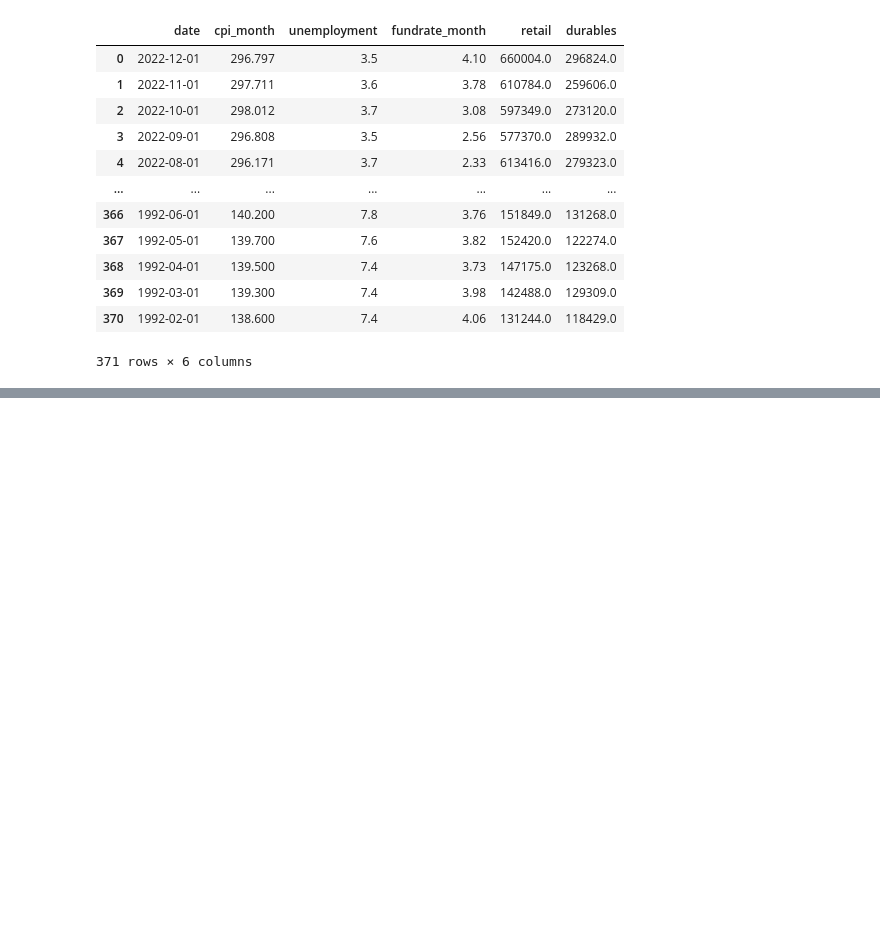
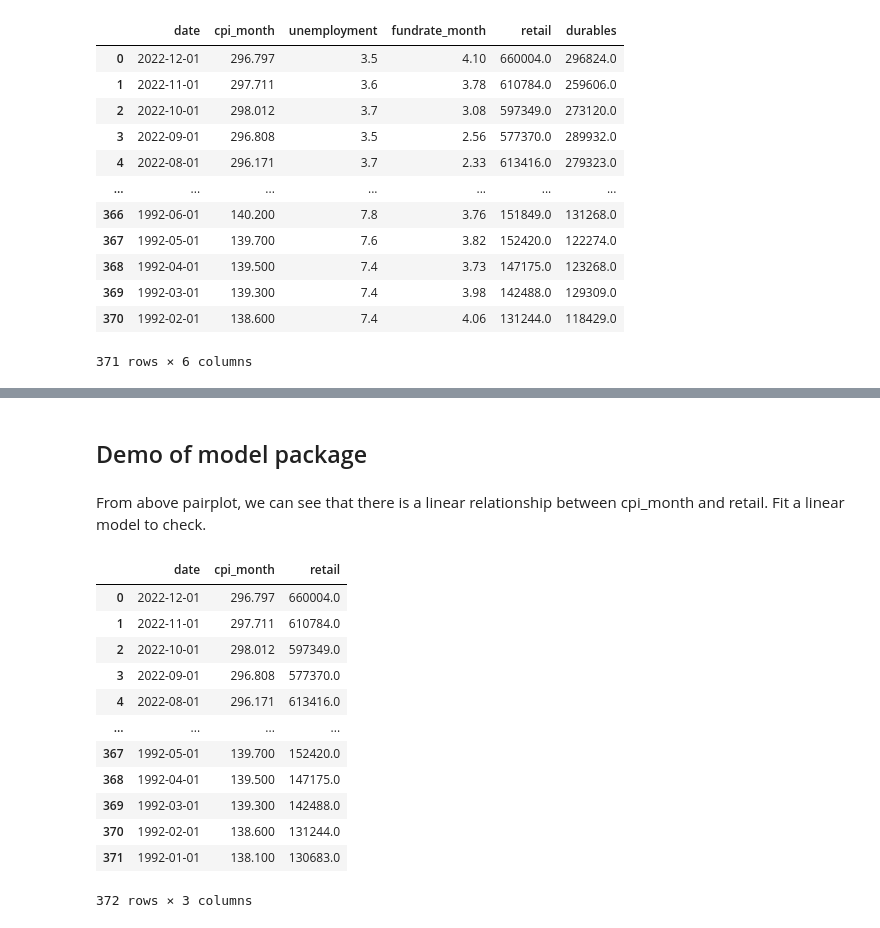
Before and after one commit to Amethyst1016/DATA534_Project, a Jupyter notebook: demo.ipynb, the cells around one changed output, grey strips where cells are left out. Saved outputs shown, nothing was run; the diff lists cells and outputs as text; code cells hidden in the pictures; blank space fills up the shorter version.

```diff
--- a/demo.ipynb
+++ b/demo.ipynb
@@ -156,3 +138,5 @@ correlation_scatter(df_combined)
 correlation_heatmap(df_combined)
 # %% [output]
 [interactive output not drawn]
+# %% [markdown]
+## Demo of model package
@@ -158,0 +145,19 @@ correlation_heatmap(df_combined)
+# %% [markdown]
+From above pairplot, we can see that there is a linear relationship between cpi_month and retail. Fit a linear model to check.
+# %%
+CPIRetail = pd.merge(cpi_month, retail, how = 'outer', on = 'date').dropna()
+CPIRetail
+# %% [output]
+|  | date | cpi_month | retail |
+| 0 | 2022-12-01 | 296.797 | 660004.0 |
+| 1 | 2022-11-01 | 297.711 | 610784.0 |
+| 2 | 2022-10-01 | 298.012 | 597349.0 |
+| 3 | 2022-09-01 | 296.808 | 577370.0 |
+| 4 | 2022-08-01 | 296.171 | 613416.0 |
+| ... | ... | ... | ... |
+| 367 | 1992-05-01 | 139.700 | 152420.0 |
+| 368 | 1992-04-01 | 139.500 | 147175.0 |
+| 369 | 1992-03-01 | 139.300 | 142488.0 |
+| 370 | 1992-02-01 | 138.600 | 131244.0 |
+| 371 | 1992-01-01 | 138.100 | 130683.0 |
+372 rows × 3 columns
```
Also changed, not shown: parts of 7 cells of this notebook, 1 other file.
